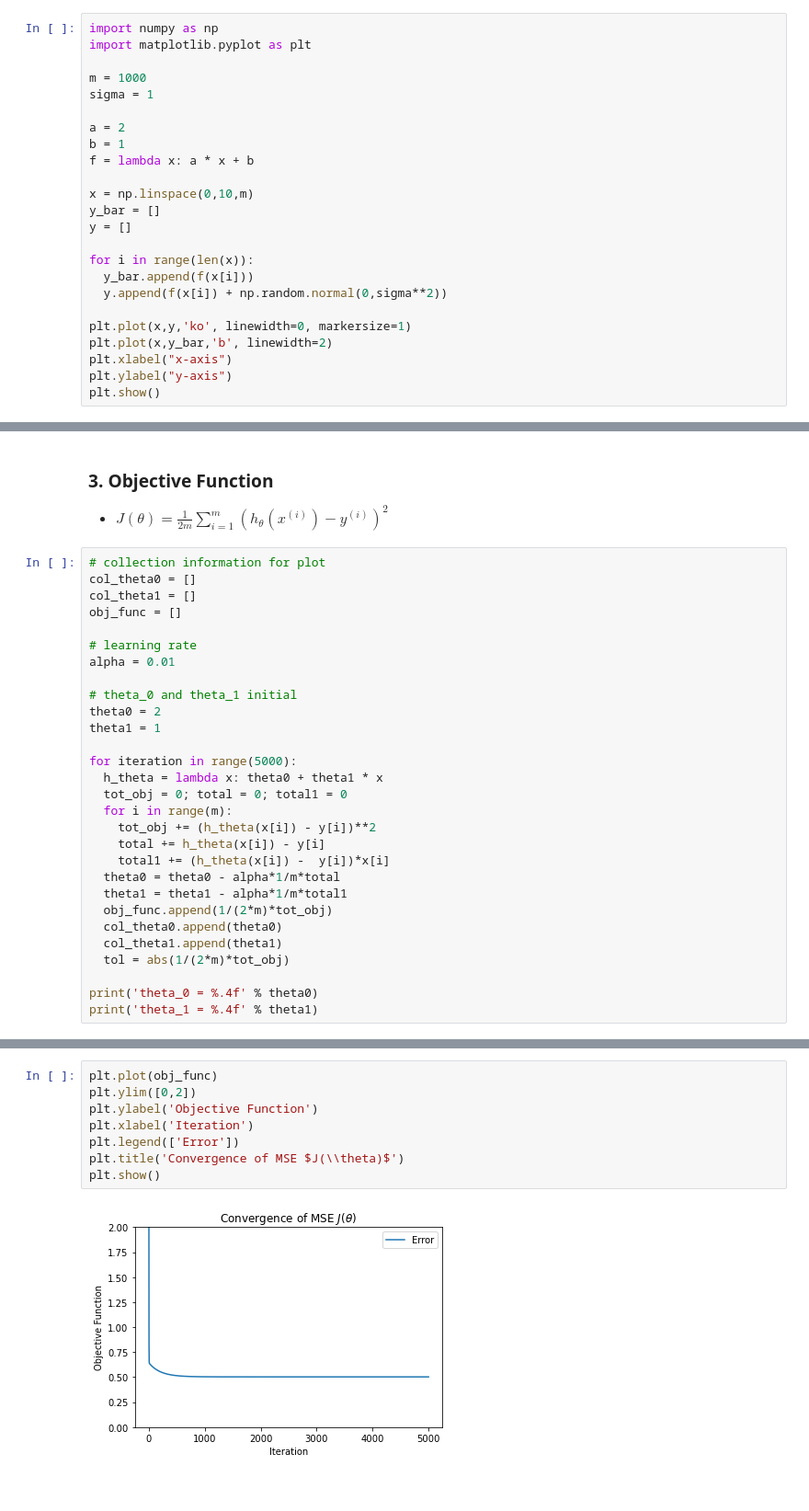
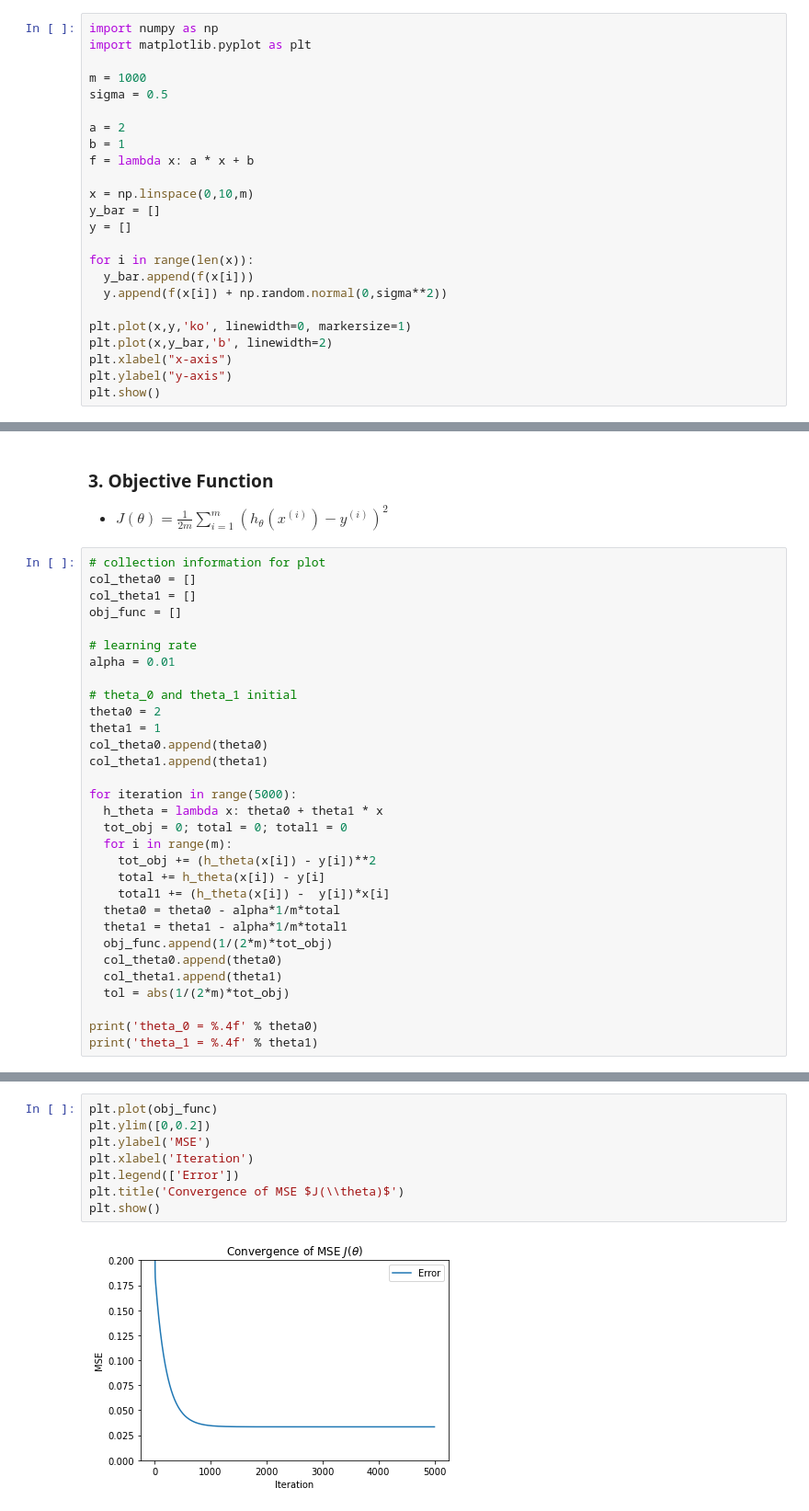
Before and after one commit to Seng-Ly/Matrix-Computation-Class, a Jupyter notebook: assigments/02/assignment02.ipynb, the cells around one changed output, grey strips where cells are left out. Shown at 92% size. Saved outputs shown, nothing was run; the diff lists cells and outputs as text.

```diff
--- a/assigments/02/assignment02.ipynb
+++ b/assigments/02/assignment02.ipynb
@@ -12,7 +12,7 @@ import numpy as np
 import matplotlib.pyplot as plt
 
 m = 1000
-sigma = 1
+sigma = 0.5
 
 a = 2
 b = 1
@@ -73,6 +79,8 @@ alpha = 0.01
 # theta_0 and theta_1 initial
 theta0 = 2
 theta1 = 1
+col_theta0.append(theta0)
+col_theta1.append(theta1)
 
 for iteration in range(5000):
   h_theta = lambda x: theta0 + theta1 * x
@@ -96,13 +104,13 @@ theta_1 = 1.9906
 # %%
 plt.plot(obj_func)
-plt.ylim([0,2])
-plt.ylabel('Objective Function')
+plt.ylim([0,0.2])
+plt.ylabel('MSE')
 plt.xlabel('Iteration')
 plt.legend(['Error'])
 plt.title('Convergence of MSE $J(\\theta)$')
 plt.show()
 # %% [output]
-[figure, old version]
+[figure, new version]
 # %% [markdown]
 ### 4. Gradient Descent
 
```
Also changed, not shown: parts of 8 cells of this notebook.
